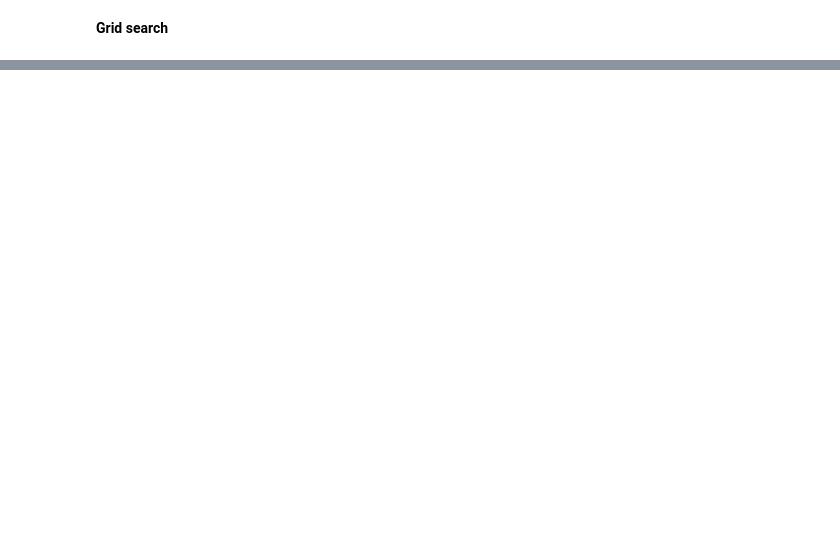
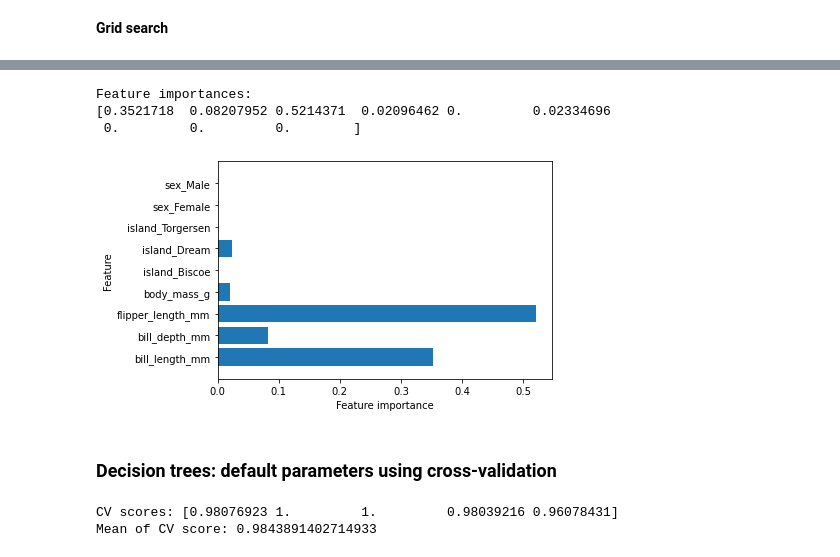
Before and after one commit to cheje/data71200, a Jupyter notebook: project2.ipynb, the cells around one changed output, grey strips where cells are left out. Cells and saved outputs as stored; diff of their text form; code cells hidden in the pictures; blank space fills up the shorter version.

```diff
--- a/project2.ipynb
+++ b/project2.ipynb
@@ -579,6 +511,0 @@ Confusion matrix for k=9:
-# %%
-knn9b = KNeighborsClassifier(n_neighbors=9)
-knn9b.fit(X_train_enc, y_train_enc)
-
-confusion9b = confusion_matrix(y_test_enc.values.argmax(axis=1), knn9b.predict(X_test_enc).argmax(axis=1))
-print("Confusion matrix for k=9:\n{}".format(confusion9b))
@@ -619,0 +564,5 @@ weighted avg       0.80      0.81      0.79        85
+# %%
+# worst-performing parameter settings
+knn4 = KNeighborsClassifier(n_neighbors=4)
+knn4.fit(X_train_enc, y_train_enc)
+print("knn score on test data: {}".format(knn4.score(X_test_enc, y_test_enc)))
@@ -622,11 +594,11 @@ weighted avg       0.80      0.81      0.79        85
 # %%
-from sklearn.tree import DecisionTreeClassifiera
+from sklearn.tree import DecisionTreeClassifier
 
-tree = DecisionTreeClassifier(random_state=0)
-tree.fit(X_train_enc, y_train)
+dt = DecisionTreeClassifier()
+dt.fit(X_train_enc, y_train_enc)
 
-print("Accuracy on training set: {:.3f}".format(tree.score(X_train_enc, y_train)))
-print("Accuracy on test set: {:.3f}".format(tree.score(X_test, y_test)))
-print(classification_report(y_test, tree.predict(X_test),
+print("Accuracy on training set: {}".format(dt.score(X_train_enc, y_train_enc)))
+print("Accuracy on test set: {}".format(dt.score(X_test_enc, y_test_enc)))
+print(classification_report(y_test_enc.values.argmax(axis=1), dt.predict(X_test_enc).argmax(axis=1),
                             target_names=["class 1", "class 2","class 3"]))
 # %% [output]
@@ -634,13 +616,34 @@ ImportError: cannot import name 'DecisionTreeClassifiera' from 'sklearn.tree' (/
 # %%
 print("Feature importances:")
-print(tree.feature_importances_)
+print(dt.feature_importances_)
+# %% [output]
+Feature importances:
+[0.3521718  0.08207952 0.5214371  0.02096462 0.         0.02334696
+ 0.         0.         0.        ]
-# %%
-def plot_feature_importances_cancer(model):
-    n_features = iris.data.shape[1]
-    plt.barh(np.arange(n_features), model.feature_importances_, align='center')
-    plt.yticks(np.arange(n_features), iris.feature_names)
-    plt.xlabel("Feature importance")
-    plt.ylabel("Feature")
-    plt.ylim(-1, n_features)
-
-plot_feature_importances_cancer(tree)
+# %%
+def plot_feature_importances_cancer(model):
+    n_features = X_train_enc.shape[1]
+    plt.barh(np.arange(n_features), model.feature_importances_, align='center')
+    plt.yticks(np.arange(n_features), X_train_enc.columns)
+    plt.xlabel("Feature importance")
+    plt.ylabel("Feature")
+    plt.ylim(-1, n_features)
+
+plot_feature_importances_cancer(dt)
+# %% [output]
+[figure, added]
+# %% [markdown]
+### Decision trees: default parameters using cross-validation
+# %%
+#from sklearn.model_selection import cross_val_score
+
+#dt = DecisionTreeClassifier()
+
+# # 5-fold CV
+cvs_dt = cross_val_score(estimator=dt, X=X_train_enc, y=y_train_enc, cv=5)
+
+print("CV scores:", cvs_dt)
+print("Mean of CV score:", np.mean(cvs_dt))
+# %% [output]
+CV scores: [0.98076923 1.         1.         0.98039216 0.96078431]
+Mean of CV score: 0.9843891402714933
```
Also changed, not shown: parts of 79 cells of this notebook.
